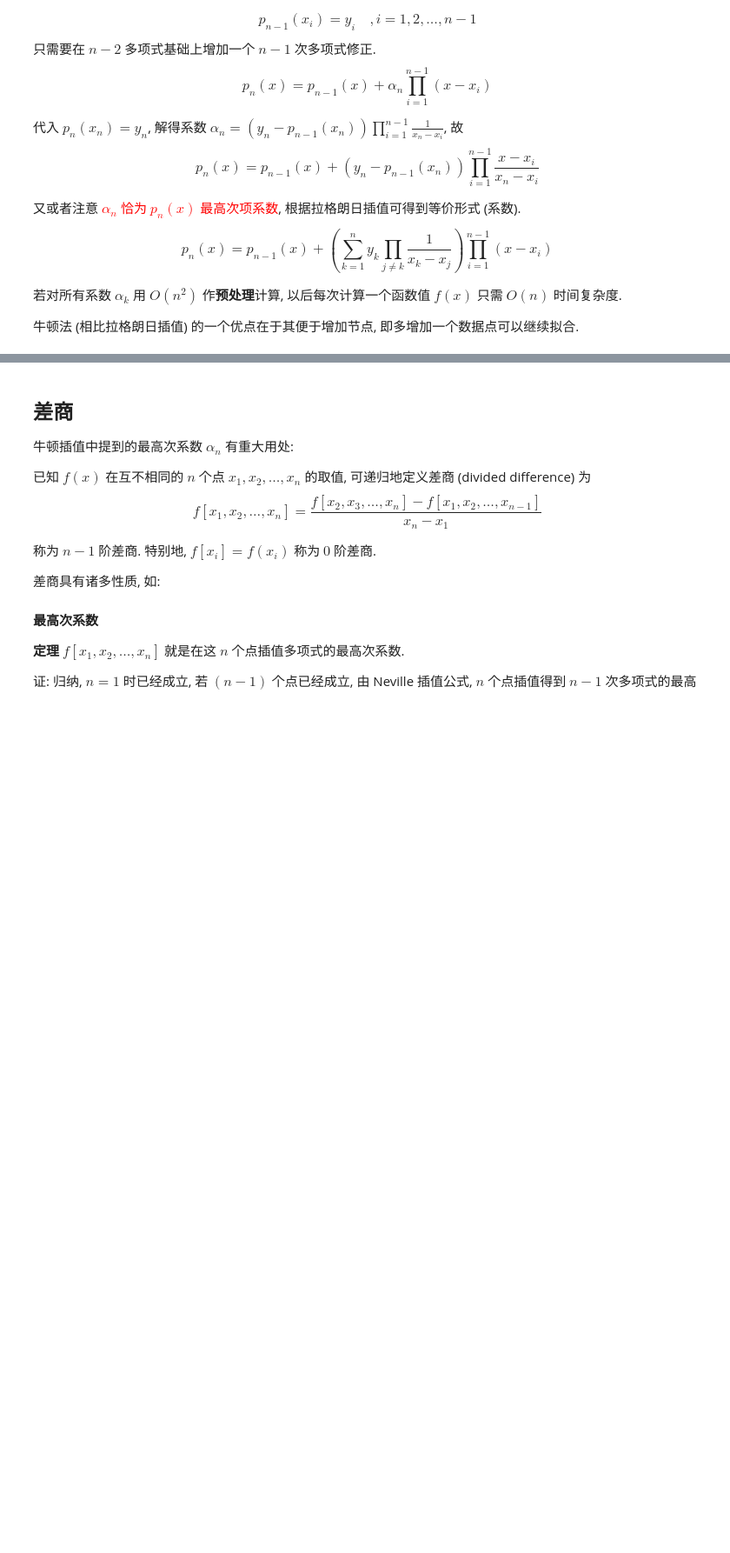
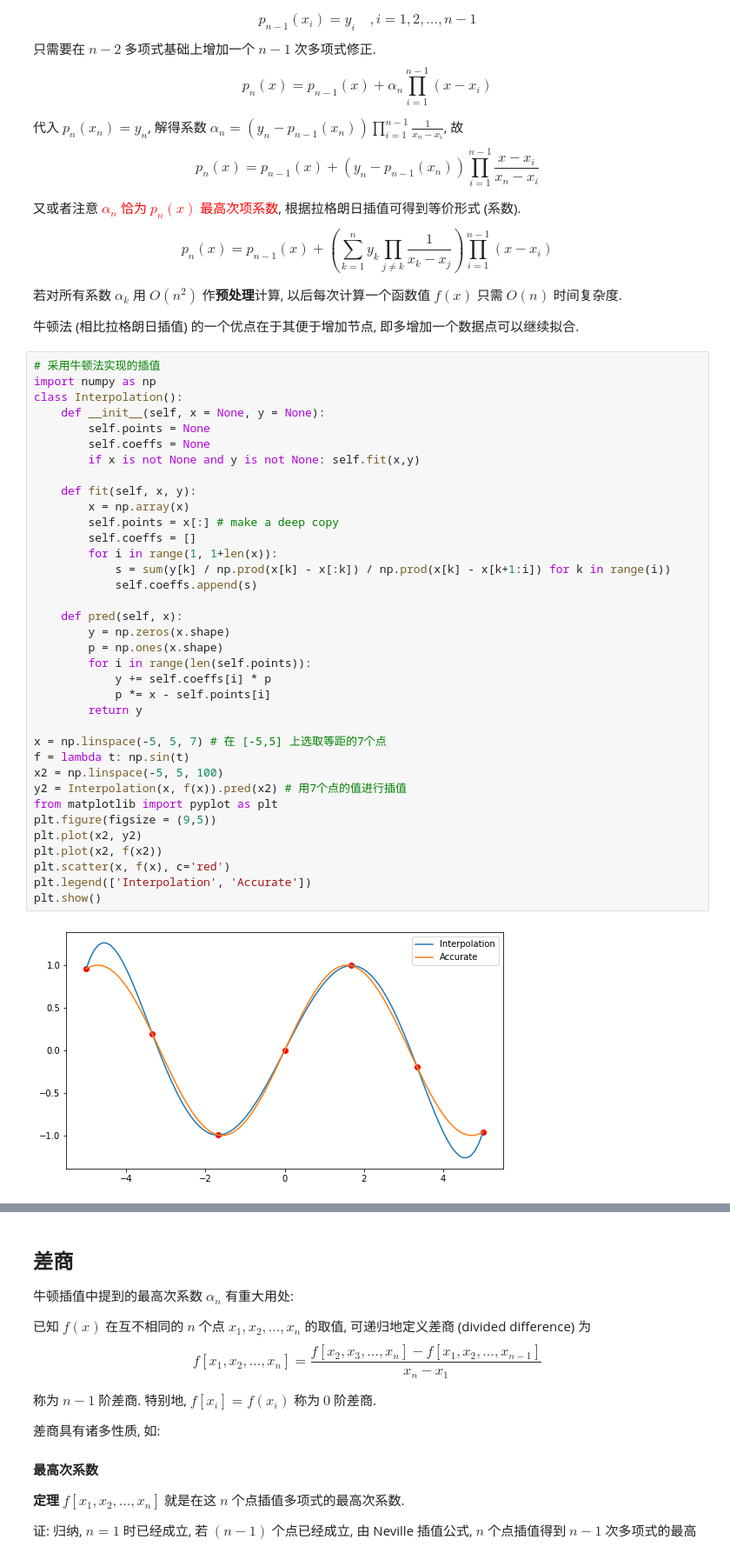
Before and after one commit to ForeverHaibara/Fudan-Courses, a Jupyter notebook: 数值算法与案例分析II/2 插值.ipynb, the cells around one changed output, grey strips where cells are left out. Shown: that part at 87% size. Drawn from its saved outputs; the diff is of its cells as text; blank space fills up the shorter version.

```diff
--- a/数值算法与案例分析II/2 插值.ipynb
+++ b/数值算法与案例分析II/2 插值.ipynb
@@ -59,3 +60,41 @@ $$p_n(x) = p_{n-1}(x) + \left( \sum_{k=1}^n y_k\prod_{j\neq k}\frac{1}{x_k - x_j
 若对所有系数 $\alpha_k$ 用 $O(n^2)$ 作**预处理**计算, 以后每次计算一个函数值 $f(x)$ 只需 $O(n)$ 时间复杂度.
 
 牛顿法 (相比拉格朗日插值) 的一个优点在于其便于增加节点, 即多增加一个数据点可以继续拟合.
+# %%
+# 采用牛顿法实现的插值
+import numpy as np
+class Interpolation():
+    def __init__(self, x = None, y = None):
+        self.points = None
+        self.coeffs = None
+        if x is not None and y is not None: self.fit(x,y)
+
+    def fit(self, x, y):
+        x = np.array(x)
+        self.points = x[:] # make a deep copy
+        self.coeffs = []
+        for i in range(1, 1+len(x)):
+            s = sum(y[k] / np.prod(x[k] - x[:k]) / np.prod(x[k] - x[k+1:i]) for k in range(i))
+            self.coeffs.append(s)
+
+    def pred(self, x):
+        y = np.zeros(x.shape)
+        p = np.ones(x.shape)
+        for i in range(len(self.points)):
+            y += self.coeffs[i] * p
+            p *= x - self.points[i]
+        return y
+
+x = np.linspace(-5, 5, 7) # 在 [-5,5] 上选取等距的7个点
+f = lambda t: np.sin(t)
+x2 = np.linspace(-5, 5, 100)
+y2 = Interpolation(x, f(x)).pred(x2) # 用7个点的值进行插值
+from matplotlib import pyplot as plt
+plt.figure(figsize = (9,5))
+plt.plot(x2, y2)
+plt.plot(x2, f(x2))
+plt.scatter(x, f(x), c='red')
+plt.legend(['Interpolation', 'Accurate'])
+plt.show()
+# %% [output]
+[figure, added]
```
Also changed, not shown: parts of 9 cells of this notebook, 3 other files.
